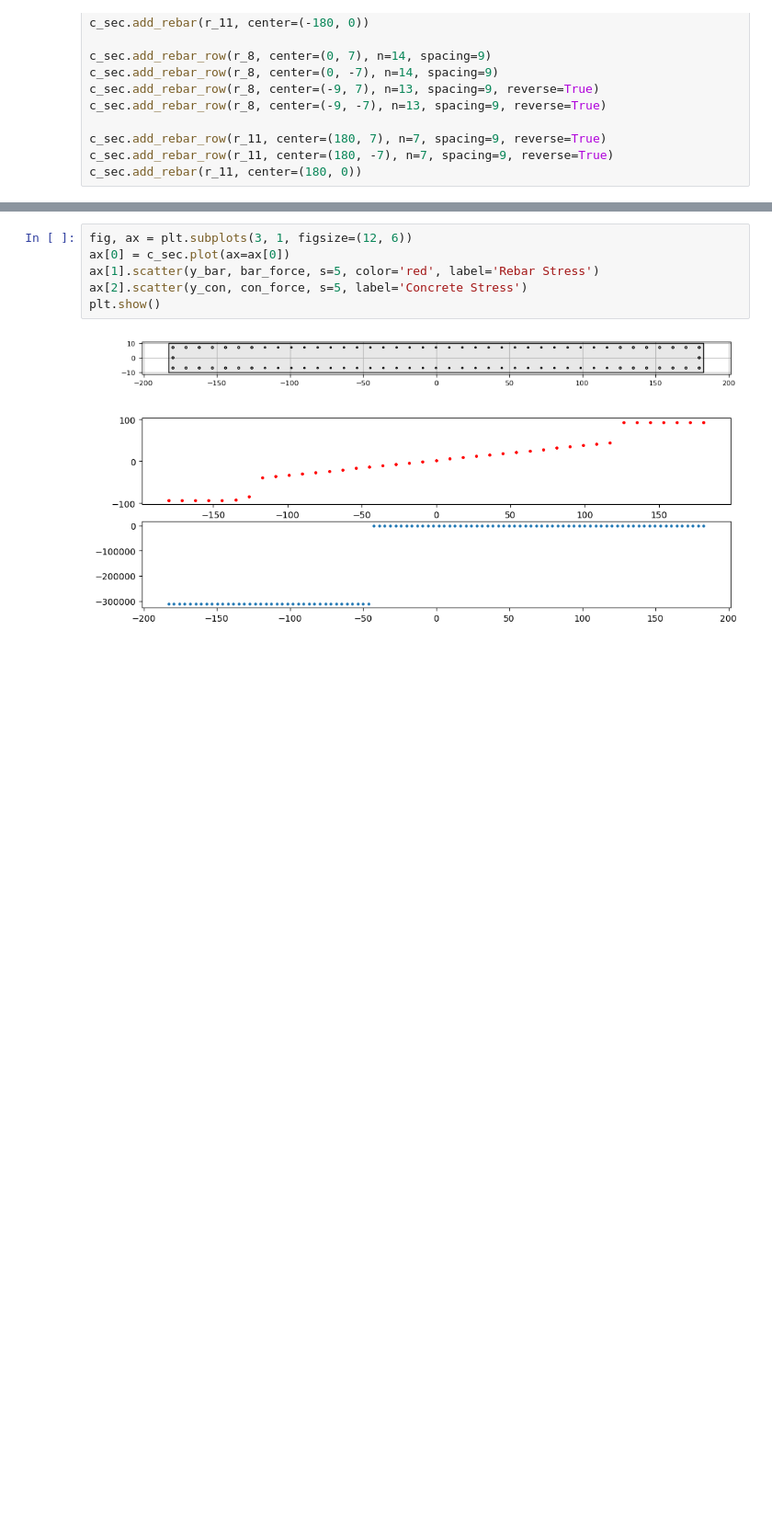
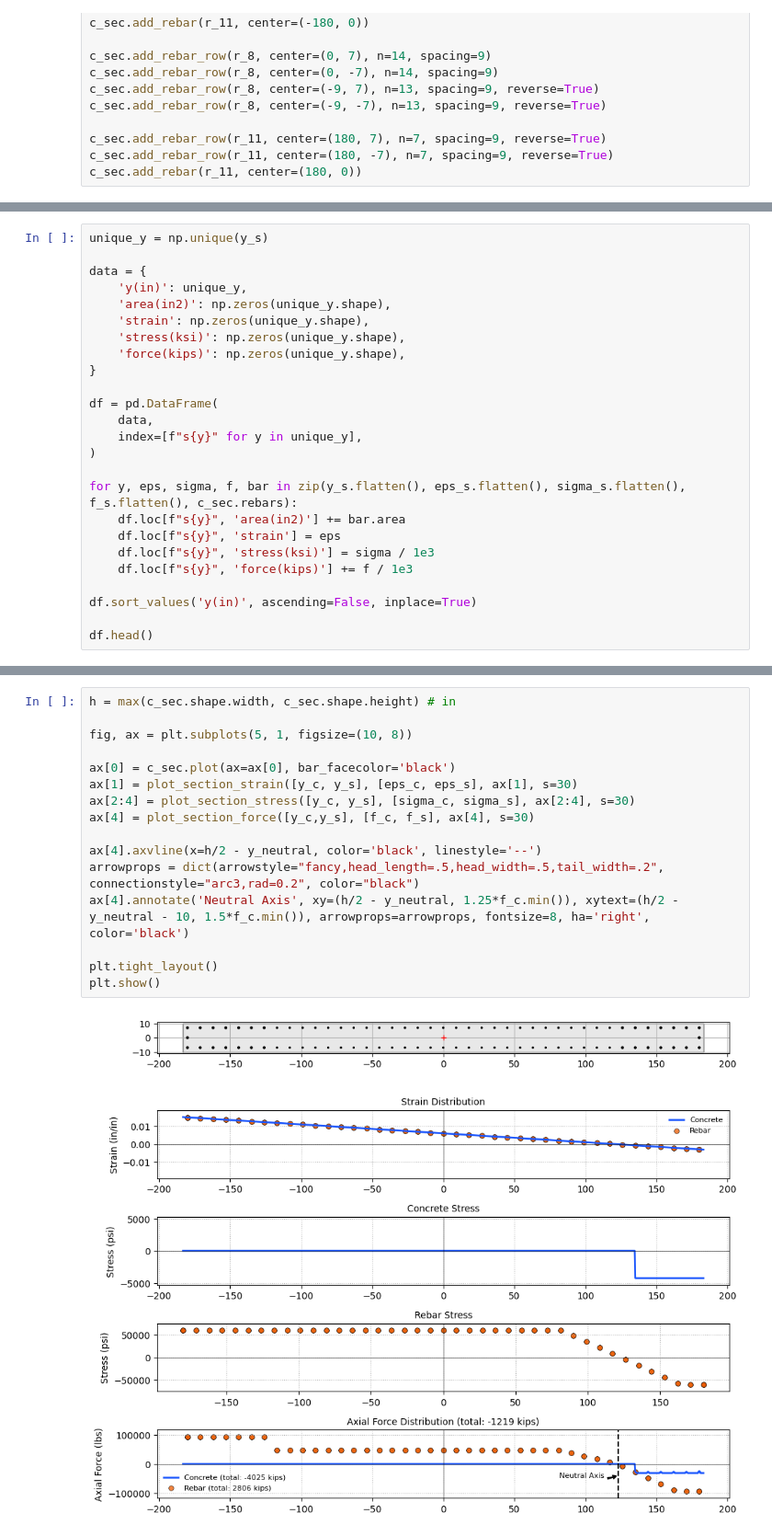
Before and after one commit to hkaragah/hkaragah.github.io, a Jupyter notebook: structure/shear_wall_neutral_axis/rect_shear_wall_neutral_axis.ipynb, the cells around one changed output, grey strips where cells are left out. Shown: that part at 92% size. Saved outputs shown, nothing was run; the diff lists cells and outputs as text; blank space fills up the shorter version.

```diff
--- a/structure/shear_wall_neutral_axis/rect_shear_wall_neutral_axis.ipynb
+++ b/structure/shear_wall_neutral_axis/rect_shear_wall_neutral_axis.ipynb
@@ -126,0 +79,25 @@ plt.show()
+# %%
+unique_y = np.unique(y_s)
+
+data = {
+    'y(in)': unique_y,
+    'area(in2)': np.zeros(unique_y.shape),
+    'strain': np.zeros(unique_y.shape),
+    'stress(ksi)': np.zeros(unique_y.shape),
+    'force(kips)': np.zeros(unique_y.shape),
+}
+
+df = pd.DataFrame(
+    data,
+    index=[f"s{y}" for y in unique_y],
+)
+
+for y, eps, sigma, f, bar in zip(y_s.flatten(), eps_s.flatten(), sigma_s.flatten(), f_s.flatten(), c_sec.rebars):
+    df.loc[f"s{y}", 'area(in2)'] += bar.area
+    df.loc[f"s{y}", 'strain'] = eps
+    df.loc[f"s{y}", 'stress(ksi)'] = sigma / 1e3
+    df.loc[f"s{y}", 'force(kips)'] += f / 1e3
+
+df.sort_values('y(in)', ascending=False, inplace=True)
+
+df.head()
@@ -127,8 +186,18 @@ plt.show()
 # %%
-fig, ax = plt.subplots(3, 1, figsize=(12, 6))
-ax[0] = c_sec.plot(ax=ax[0])
-ax[1].scatter(y_bar, bar_force, s=5, color='red', label='Rebar Stress')
-ax[2].scatter(y_con, con_force, s=5, label='Concrete Stress')
+h = max(c_sec.shape.width, c_sec.shape.height) # in
+
+fig, ax = plt.subplots(5, 1, figsize=(10, 8))
+
+ax[0] = c_sec.plot(ax=ax[0], bar_facecolor='black')
+ax[1] = plot_section_strain([y_c, y_s], [eps_c, eps_s], ax[1], s=30)
+ax[2:4] = plot_section_stress([y_c, y_s], [sigma_c, sigma_s], ax[2:4], s=30)
+ax[4] = plot_section_force([y_c,y_s], [f_c, f_s], ax[4], s=30)
+
+ax[4].axvline(x=h/2 - y_neutral, color='black', linestyle='--')
+arrowprops = dict(arrowstyle="fancy,head_length=.5,head_width=.5,tail_width=.2", connectionstyle="arc3,rad=0.2", color="black")
+ax[4].annotate('Neutral Axis', xy=(h/2 - y_neutral, 1.25*f_c.min()), xytext=(h/2 - y_neutral - 10, 1.5*f_c.min()), arrowprops=arrowprops, fontsize=8, ha='right', color='black')
+
+plt.tight_layout()
 plt.show()
 # %% [output]
-[figure, old version]
+[figure, new version]
```
Also changed, not shown: parts of 19 cells of this notebook, 4 other files.
